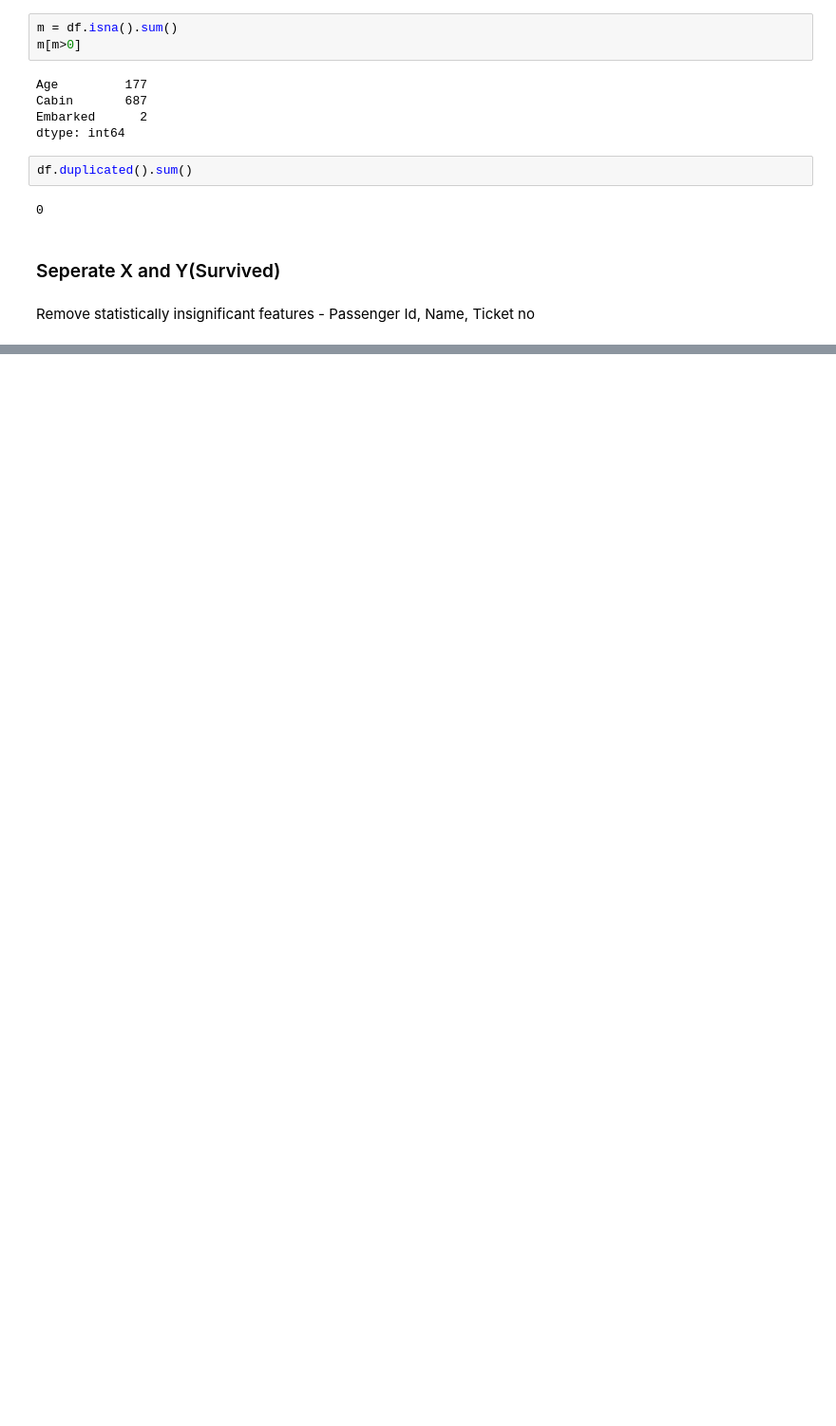
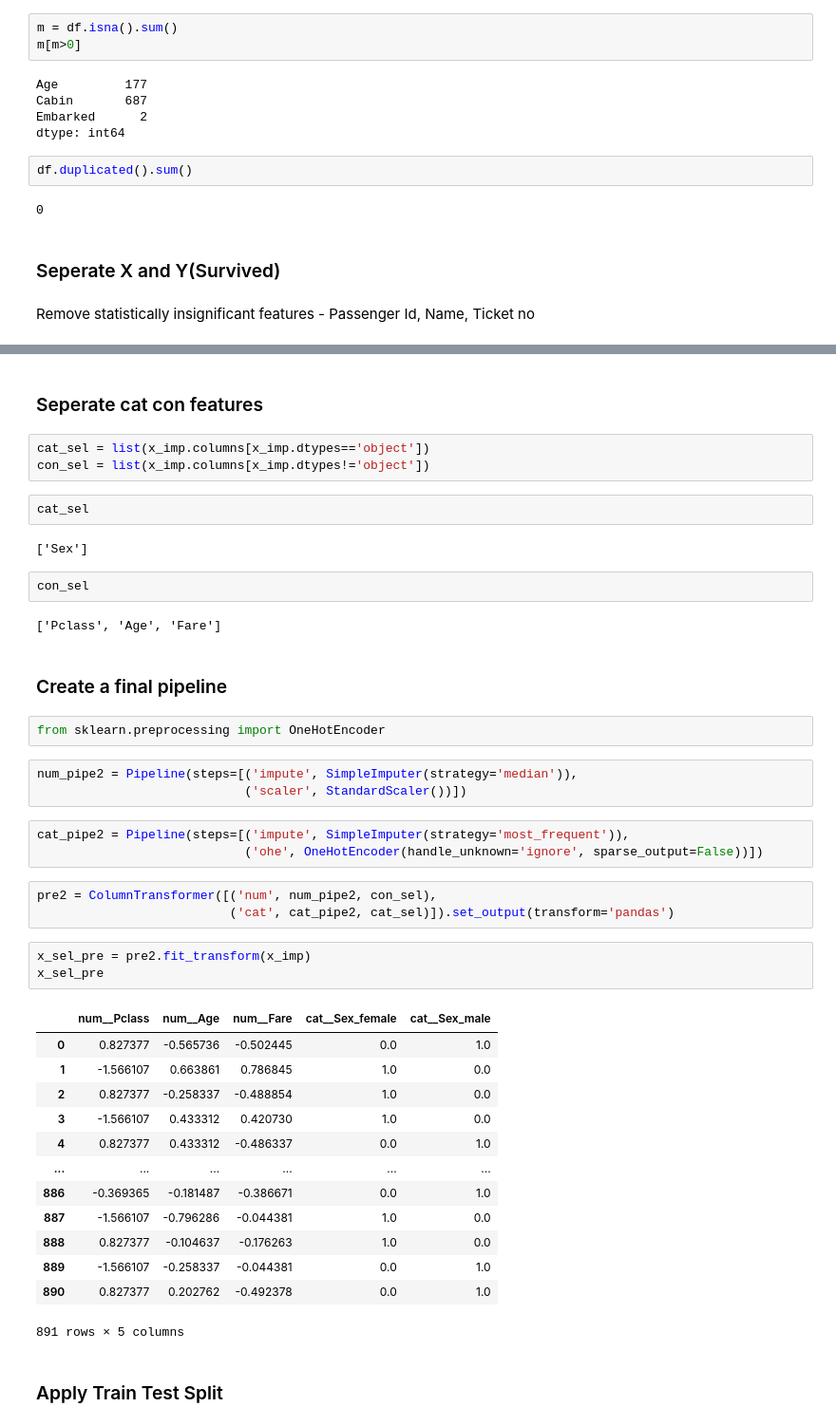
Before and after one commit to samrudhineve/Machine-Learning, a Jupyter notebook: Feature Selection/Mutual Info Scores.ipynb, the cells around one changed output, grey strips where cells are left out. Shown at 95% size. Saved outputs shown, nothing was run; the diff lists cells and outputs as text; blank space fills up the shorter version.

```diff
--- a/Feature Selection/Mutual Info Scores.ipynb
+++ b/Feature Selection/Mutual Info Scores.ipynb
@@ -62,0 +243,45 @@ KeyError: "['Pass'] not found in axis"
+# %% [markdown]
+### Seperate cat con features
+# %%
+cat_sel = list(x_imp.columns[x_imp.dtypes=='object'])
+con_sel = list(x_imp.columns[x_imp.dtypes!='object'])
+# %%
+cat_sel
+# %% [output]
+['Sex']
+# %%
+con_sel
+# %% [output]
+['Pclass', 'Age', 'Fare']
+# %% [markdown]
+### Create a final pipeline
+# %%
+from sklearn.preprocessing import OneHotEncoder
+# %%
+num_pipe2 = Pipeline(steps=[('impute', SimpleImputer(strategy='median')),
+                            ('scaler', StandardScaler())])
+# %%
+cat_pipe2 = Pipeline(steps=[('impute', SimpleImputer(strategy='most_frequent')),
+                            ('ohe', OneHotEncoder(handle_unknown='ignore', sparse_output=False))])
+# %%
+pre2 = ColumnTransformer([('num', num_pipe2, con_sel),
+                          ('cat', cat_pipe2, cat_sel)]).set_output(transform='pandas')
+# %%
+x_sel_pre = pre2.fit_transform(x_imp)
+x_sel_pre
+# %% [output]
+|  | num__Pclass | num__Age | num__Fare | cat__Sex_female | cat__Sex_male |
+| 0 | 0.827377 | -0.565736 | -0.502445 | 0.0 | 1.0 |
+| 1 | -1.566107 | 0.663861 | 0.786845 | 1.0 | 0.0 |
+| 2 | 0.827377 | -0.258337 | -0.488854 | 1.0 | 0.0 |
+| 3 | -1.566107 | 0.433312 | 0.420730 | 1.0 | 0.0 |
+| 4 | 0.827377 | 0.433312 | -0.486337 | 0.0 | 1.0 |
+| ... | ... | ... | ... | ... | ... |
+| 886 | -0.369365 | -0.181487 | -0.386671 | 0.0 | 1.0 |
+| 887 | -1.566107 | -0.796286 | -0.044381 | 1.0 | 0.0 |
+| 888 | 0.827377 | -0.104637 | -0.176263 | 1.0 | 0.0 |
+| 889 | -1.566107 | -0.258337 | -0.044381 | 0.0 | 1.0 |
+| 890 | 0.827377 | 0.202762 | -0.492378 | 0.0 | 1.0 |
+891 rows × 5 columns
+# %% [markdown]
+### Apply Train Test Split
```
Also changed, not shown: parts of 74 cells of this notebook, 1 other file.
